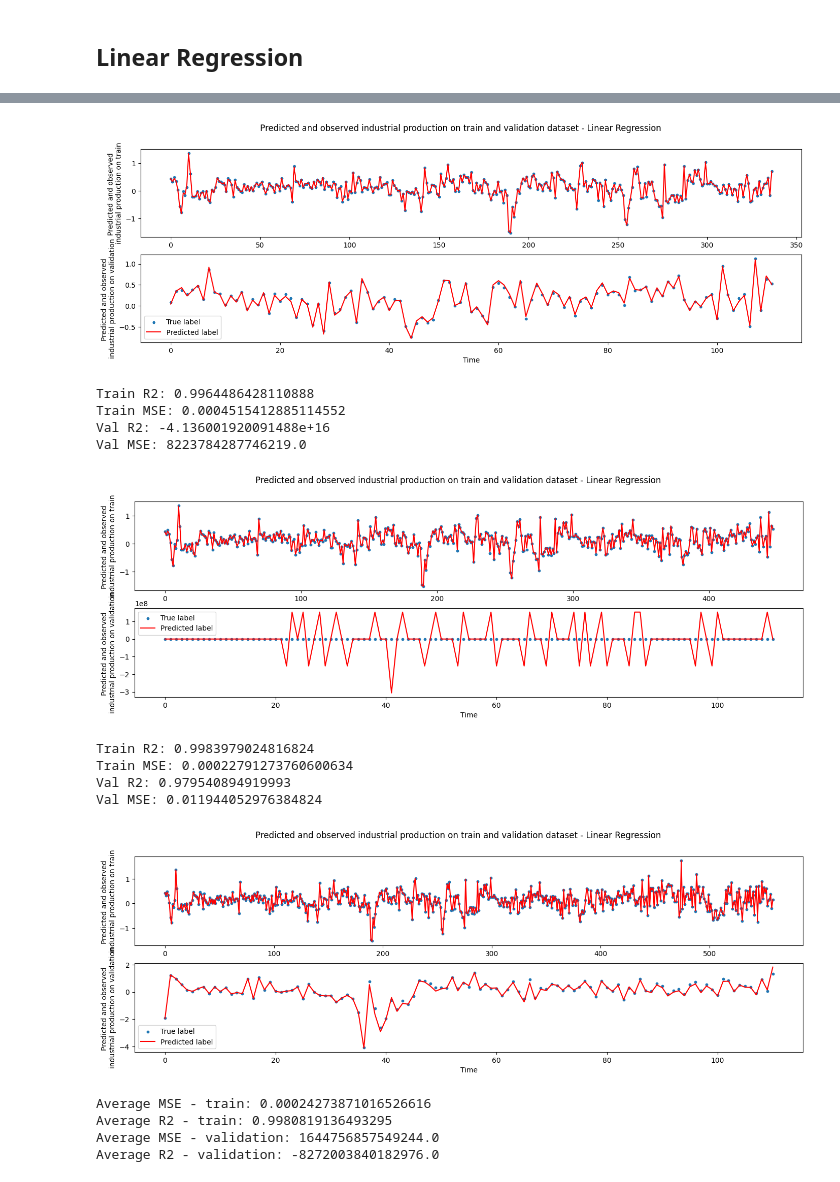
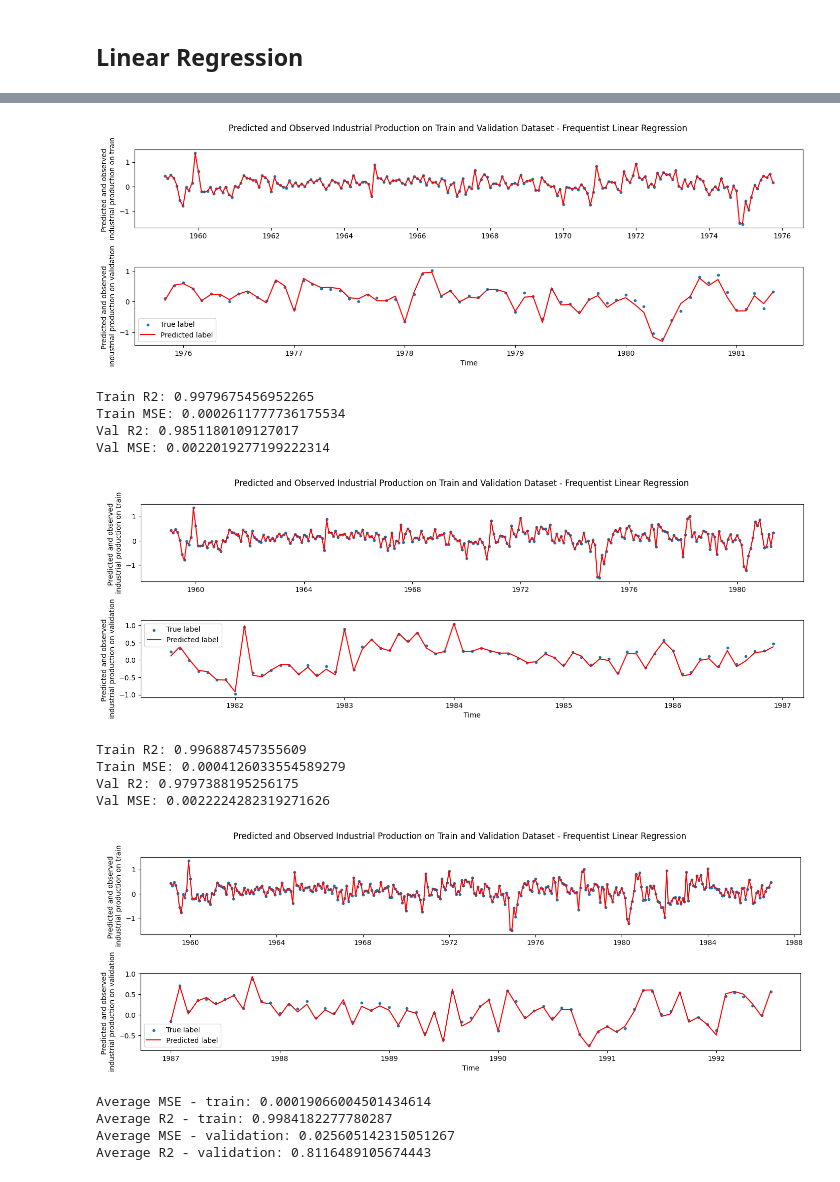
Before and after one commit to yanisrem/AssignmentsSB, a Jupyter notebook: DM3/frequentist_linear_model.ipynb, the cells around one changed output, grey strips where cells are left out. Cells and saved outputs as stored; diff of their text form; code cells hidden in the pictures.

```diff
--- a/DM3/frequentist_linear_model.ipynb
+++ b/DM3/frequentist_linear_model.ipynb
@@ -45,13 +52,13 @@ plt.show()
 ## Linear Regression
 # %%
 LR = LinearRegression()
-LR.fit(X_train, y_train)
-y_pred_train = LR.predict(X_train)
-y_pred_test = LR.predict(X_test)
+LR.fit(X_transform, y)
+y_pred_train = LR.predict(X_transform)
+y_pred_test = LR.predict(X_test_transform)
 
-r2_train = r2_score(y_train, y_pred_train)
+r2_train = r2_score(y, y_pred_train)
 r2_test = r2_score(y_test, y_pred_test)
-mse_train = mean_squared_error(y_train, y_pred_train)
+mse_train = mean_squared_error(y, y_pred_train)
 mse_test = mean_squared_error(y_test, y_pred_test)
 
 print("Train R2: {}".format(r2_train))
@@ -84,17 +91,2 @@ plt.show()
 # %% [markdown]
 ## Lasso Regression
-# %%
-lasso = Lasso()
-lasso.fit(X_train, y_train)
-y_pred_train = lasso.predict(X_train)
-y_pred_test = lasso.predict(X_test)
-
-r2_train = r2_score(y_train, y_pred_train)
-r2_test = r2_score(y_test, y_pred_test)
-mse_train = mean_squared_error(y_train, y_pred_train)
-mse_test = mean_squared_error(y_test, y_pred_test)
-
-print("Train R2: {}".format(r2_train))
-print("Test R2: {}".format(r2_test))
-print("Train MSE: {}".format(mse_train))
-print("Test MSE: {}".format(mse_test))
@@ -124,11 +155,5 @@ plt.show()
 # %% [markdown]
 # With cross validation
-# %%
-preprocess_cv = PreprocessDataTSCV(data_path=data_path)
-df = preprocess_cv.process()
-
-X = df.drop('INDPRO', axis=1).values
-y = df['INDPRO'].values
 # %% [markdown]
 ## Linear Regression
 # %%
@@ -168,17 +193,17 @@ for train_index, val_index in tscv.split(X):
 
     plt.figure(figsize=(17,5))
     plt.subplot(2, 1, 1)
-    plt.scatter(range(len(y_train)), y_train, marker='o', s=10, label="True label")
-    plt.plot(y_pred_train, color='red', label="Predicted label")
+    plt.scatter(train_df.index[train_index], y_train, marker='o', s=10, label="True label")
+    plt.plot(train_df.index[train_index], y_pred_train, color='red', label="Predicted label")
     plt.ylabel("Predicted and observed \nindustrial production on train")
 
     plt.subplot(2, 1, 2)
-    plt.scatter(range(len(y_val)), y_val, marker='o', s=10, label="True label")
-    plt.plot(y_pred_val, color='red', label="Predicted label")
+    plt.scatter(train_df.index[val_index], y_val, marker='o', s=10, label="True label")
+    plt.plot(train_df.index[val_index], y_pred_val, color='red', label="Predicted label")
     plt.xlabel('Time')
     plt.ylabel("Predicted and observed \nindustrial production on validation")
-
-    plt.suptitle("Predicted and observed industrial production on train and validation dataset - Linear Regression")
+    plt.subplots_adjust(hspace=0.5)
+    plt.suptitle("Predicted and Observed Industrial Production on Train and Validation Dataset - Frequentist Linear Regression")
     plt.legend()
     plt.show()
 
@@ -204,15 +229,15 @@ Val MSE: 0.0012337864045767085
-[figure, old version]
+[figure, new version]
-Train R2: 0.9964486428110888
-Train MSE: 0.0004515412885114552
-Val R2: -4.136001920091488e+16
-Val MSE: 8223784287746219.0
+Train R2: 0.9979675456952265
+Train MSE: 0.0002611777736175534
+Val R2: 0.9851180109127017
+Val MSE: 0.0022019277199222314
-[figure, old version]
+[figure, new version]
-Train R2: 0.9983979024816824
-Train MSE: 0.00022791273760600634
-Val R2: 0.979540894919993
-Val MSE: 0.011944052976384824
+Train R2: 0.996887457355609
+Train MSE: 0.0004126033554589279
+Val R2: 0.9797388195256175
+Val MSE: 0.0022224282319271626
-[figure, old version]
+[figure, new version]
-Average MSE - train: 0.00024273871016526616
-Average R2 - train: 0.9980819136493295
-Average MSE - validation: 1644756857549244.0
-Average R2 - validation: -8272003840182976.0
+Average MSE - train: 0.00019066004501434614
+Average R2 - train: 0.9984182277780287
+Average MSE - validation: 0.025605142315051267
+Average R2 - validation: 0.8116489105674443
```
Also changed, not shown: parts of 14 cells of this notebook, 2 other files.
